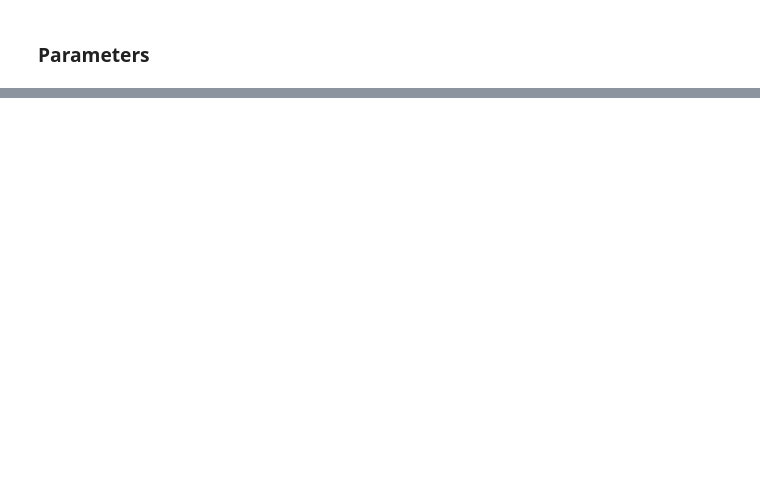
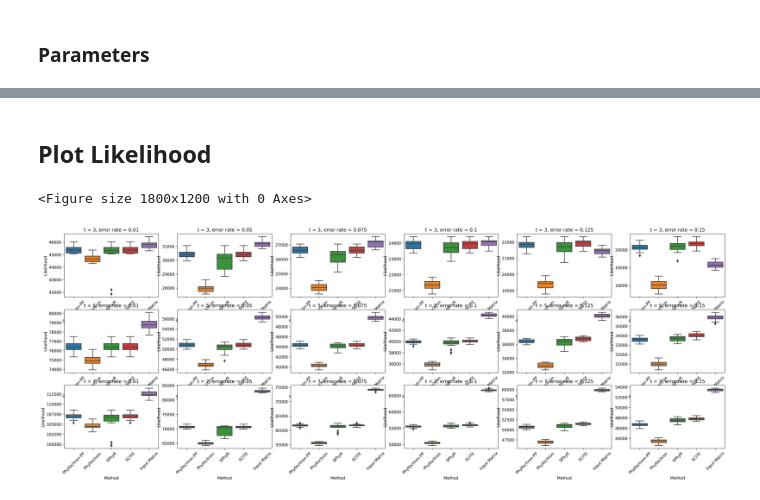
Before and after one commit to raphael-group/Phyllochron, a Jupyter notebook: notebooks/simulation_visualizations.ipynb, the cells around one changed output, grey strips where cells are left out. Drawn from its saved outputs; the diff is of its cells as text; code cells hidden in the pictures; blank space fills up the shorter version.

```diff
--- a/notebooks/simulation_visualizations.ipynb
+++ b/notebooks/simulation_visualizations.ipynb
@@ -25,3 +34,17 @@ def build_matrix(G, ncells, nmutations):
             mat[int(leaf[1:])] = node_map[n]
 
     return mat
+# %%
+def calculate_likelihood(original, inferred, prop):
+    l = 0
+    fp = prop/2
+    fn = prop/2
+    fn_weight = np.log(fn) - np.log(1-fn)
+    fp_weight = np.log(1-fp) - np.log(fp)
+    one_cnt = 0
+    for r in range(original.shape[0]):
+        zero_elem = np.where(original[r] == 0, 1, 0)
+        one_elem = np.where(original[r] == 1, 1, 0)
+        l += (fn_weight * np.dot(zero_elem, inferred[r]) + fp_weight * np.dot(one_elem, inferred[r]))
+        one_cnt += sum(inferred[r])
+    return l
@@ -83,0 +217,50 @@ NameError: name 'cmat' is not defined
+# %% [markdown]
+## Plot Likelihood
+# %%
+plt.figure()
+fig, axs = plt.subplots(len(timepoints), len(error_rates), figsize=(30, 10))
+idx = 0
+for i, t in enumerate(timepoints):
+    for j, prop in enumerate(error_rates):
+        phyllochron_pp_diffs = []
+        phyllochron_diffs = []
+        SPhyR_diffs = []
+        SCITE_diffs = []
+        input_diffs = []
+        for sd in range(num_replicates + 1):
+            if sd < num_replicates:
+                og_character_matrix = pd.read_csv(f'../simulations/ground_truth/gt_imputation_{t}_{prop}_{sd}.csv').values[:, 1:]
+                phyllochron_df = pd.read_csv(f'../simulations/Phyllochron/phyllochron_{t}_{prop}_{sd}_B.csv')
+                phyllochron_pp_df = pd.read_csv(f'../simulations/Phyllochron_PP/phyllochron_pp_{t}_{prop}_{sd}_B.csv')
+                sphyr_df = pd.read_csv(f'../simulations/SPhyR/sphyr_{t}_{prop}_{sd}.txt', sep=' ',skiprows=2, header=None)
+                input_df = pd.read_csv(f'../simulations/ground_truth/sphyr_{t}_{prop}_{sd}.txt', sep='\t',skiprows=2, header=None)
+
+
+                gv = pgv.AGraph(f'../simulations/SCITE/scite_{t}_{prop}_{sd}_ml0.gv', strict=False, directed=True)
+                G = nx.DiGraph(gv)
+                SCITE_character_matrix = build_matrix(G, t * ncells_per_sample, nmutations)
+
+                SPhyR_character_matrix = sphyr_df.values
+                input_character_matrix = input_df.values.astype(int)
+                phyllochron_character_matrix = phyllochron_df.values[:, 1:]
+                phyllochron_pp_character_matrix = phyllochron_pp_df.values[:, 1:]
+
+                input_diffs.append(calculate_likelihood(input_character_matrix, og_character_matrix, prop))
+                phyllochron_pp_diffs.append(calculate_likelihood(input_character_matrix,  phyllochron_pp_character_matrix, prop))
+                phyllochron_diffs.append(calculate_likelihood(input_character_matrix, phyllochron_character_matrix, prop))
+                SPhyR_diffs.append(calculate_likelihood(input_character_matrix, SPhyR_character_matrix, prop))
+                SCITE_diffs.append(calculate_likelihood(input_character_matrix, SCITE_character_matrix, prop))
+                if phyllochron_pp_diffs[-1] < phyllochron_diffs[-1]:
+                    print(t, prop, phyllochron_pp_diffs[-1],  phyllochron_diffs[-1])
+
+            idx += 1
+
+        data = pd.DataFrame({'Method': num_replicates*['Phyllochron-PP'] + num_replicates*['Phyllochron'] + num_replicates*['SPhyR'] + num_replicates*['SCITE'] + num_replicates*['Ground Truth'], 'Likelihood':phyllochron_pp_diffs + phyllochron_diffs + SPhyR_diffs + SCITE_diffs + input_diffs})
+        axs[i,j].tick_params(axis='x', labelrotation=45)
+        #axs[i,j].set_ylim(12000, 110000)
+        sns.boxplot(x='Method', y='Likelihood', data=data, ax = axs[i,j])
+        axs[i,j].set_title(f't = {t}, error rate = {prop}')
+plt.show()
+# %% [output]
+<Figure size 1800x1200 with 0 Axes>
+[figure, added]
```
Also changed, not shown: parts of 9 cells of this notebook, 5 other files.
